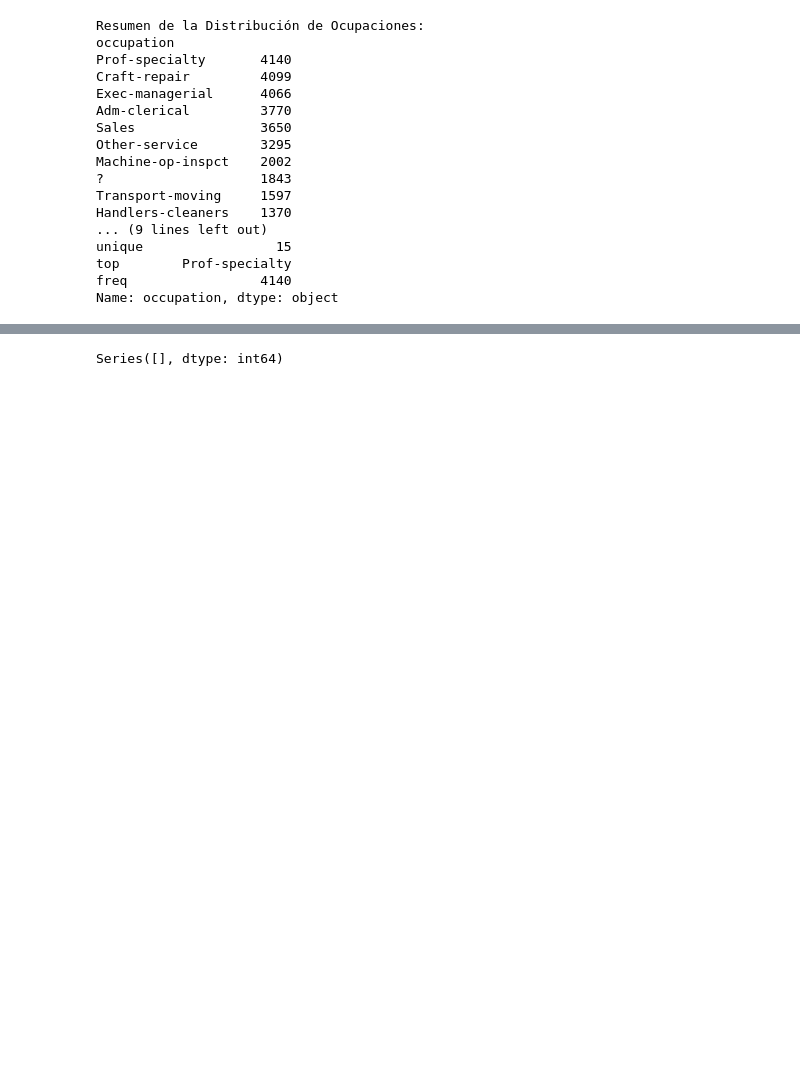
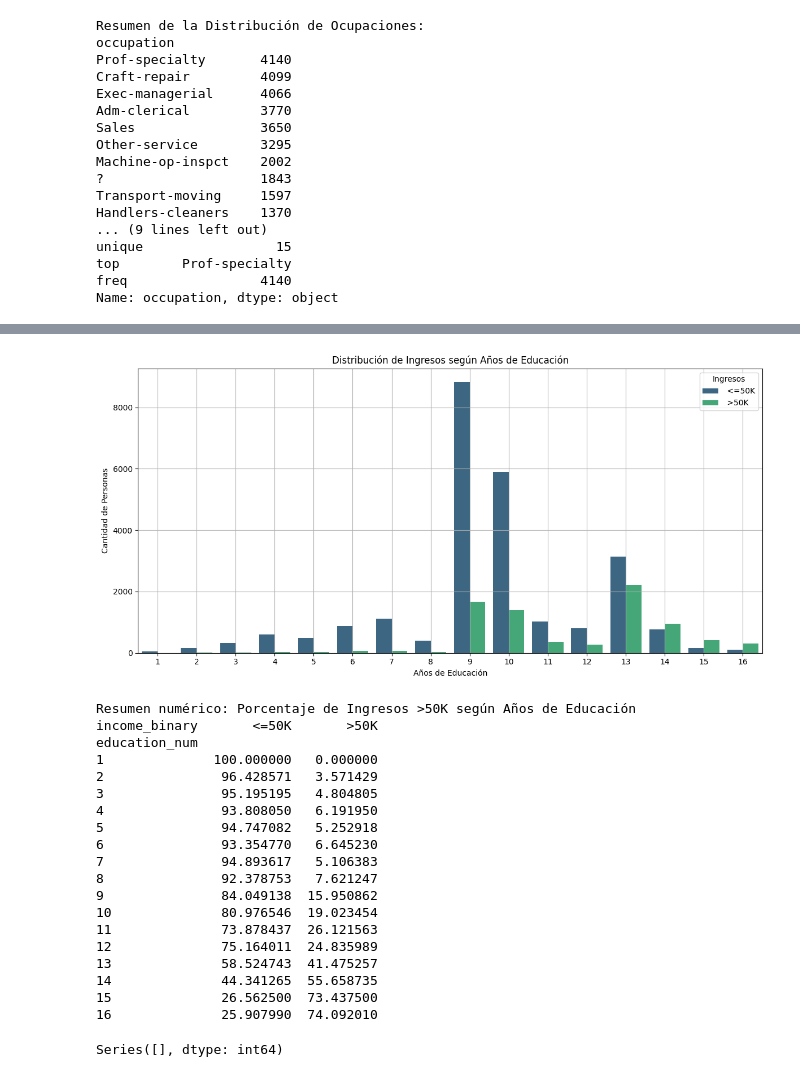
Before and after one commit to ArielMartinez3/Proyecto-Final-Data-Science, a Jupyter notebook: ProyectoDS_ParteI_Martinez.ipynb, the cells around one changed output, grey strips where cells are left out. Saved outputs shown, nothing was run; the diff lists cells and outputs as text; code cells hidden in the pictures; blank space fills up the shorter version.

```diff
--- a/ProyectoDS_ParteI_Martinez.ipynb
+++ b/ProyectoDS_ParteI_Martinez.ipynb
@@ -321,3 +337,45 @@ Male    21790.0  0.305737  0.460729  0.0  0.0  0.0  1.0  1.0
+# %%
+# Convertir la columna de ingresos a binaria: 1 si >50K, 0 si <=50K
+data['income_binary'] = data['income'].apply(lambda x: ' >50K' if x == ' >50K' else ' <=50K')
+
+# Gráfico de Barras Agrupadas: Distribución de Ingresos según Años de Educación
+plt.figure(figsize=(12, 6))
+sns.countplot(x='education_num', hue='income_binary', data=data, palette='viridis')
+plt.title('Distribución de Ingresos según Años de Educación')
+plt.xlabel('Años de Educación')
+plt.ylabel('Cantidad de Personas')
+plt.grid(True)
+plt.tight_layout()
+plt.legend(title='Ingresos')
+plt.show()
+
+# Resumen numérico: Porcentaje de Ingresos >50K según Años de Educación
+education_income_percentage = data.groupby('education_num')['income_binary'].value_counts(normalize=True).unstack() * 100
+
+# Mostrar el resumen numérico
+print("Resumen numérico: Porcentaje de Ingresos >50K según Años de Educación")
+print(education_income_percentage)
+# %% [output]
+[figure, added]
+Resumen numérico: Porcentaje de Ingresos >50K según Años de Educación
+income_binary       <=50K       >50K
+education_num
+1              100.000000   0.000000
+2               96.428571   3.571429
+3               95.195195   4.804805
+4               93.808050   6.191950
+5               94.747082   5.252918
+6               93.354770   6.645230
+7               94.893617   5.106383
+8               92.378753   7.621247
+9               84.049138  15.950862
+10              80.976546  19.023454
+11              73.878437  26.121563
+12              75.164011  24.835989
+13              58.524743  41.475257
+14              44.341265  55.658735
+15              26.562500  73.437500
+16              25.907990  74.092010
 # %%
 # Identifico Valores Perdidos
 missing_values = data.isnull().sum()
```
Also changed, not shown: parts of 11 cells of this notebook, 1 other file.
